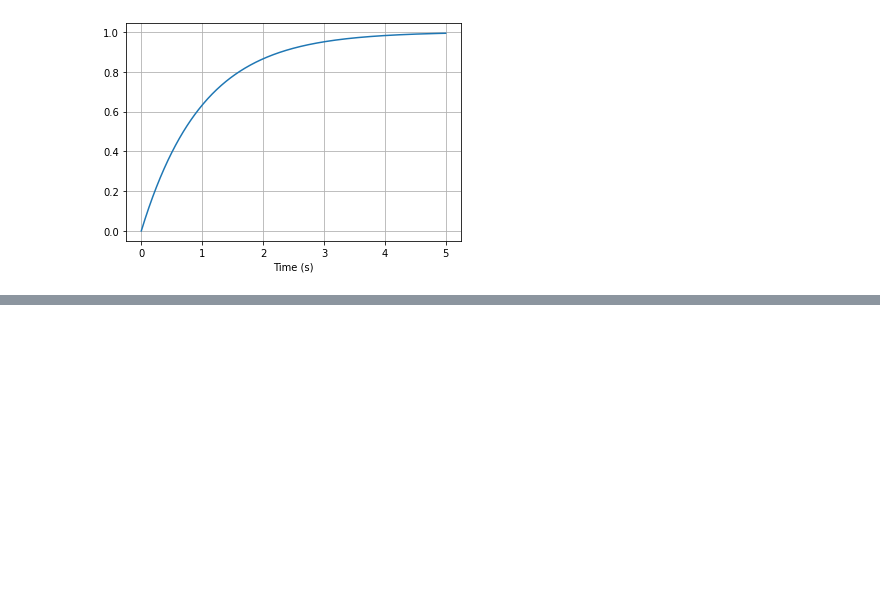
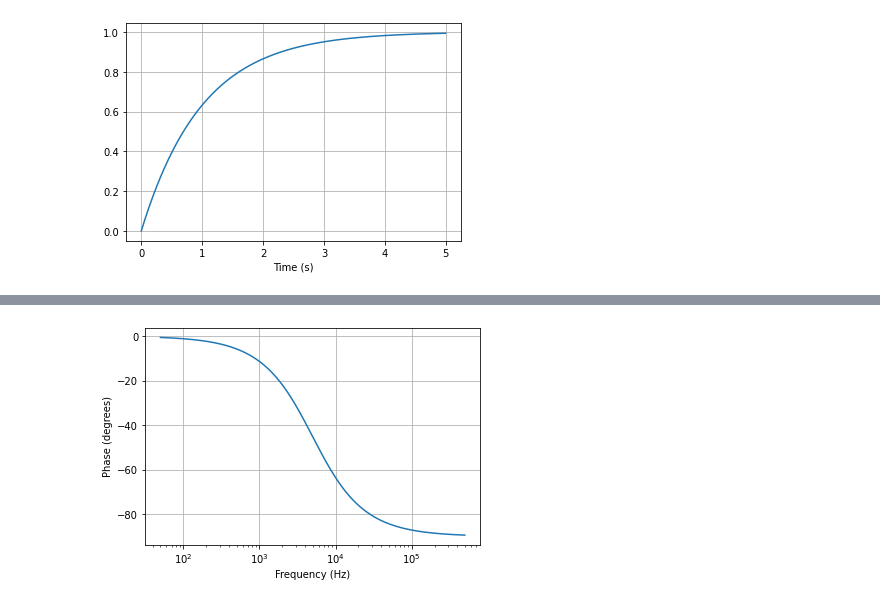
Before and after one commit to PalePrime/eita10, a Jupyter notebook: notebooks/RCSymboliskLcapy.ipynb, the cells around one changed output, grey strips where cells are left out. Saved outputs shown, nothing was run; the diff lists cells and outputs as text; code cells hidden in the pictures; blank space fills up the shorter version.

```diff
--- a/notebooks/RCSymboliskLcapy.ipynb
+++ b/notebooks/RCSymboliskLcapy.ipynb
@@ -32,0 +37,4 @@ plt = v(t).subs({'V0':1, 'tau':1}).plot((0, 5))
+# %%
+plt2 = H.subs({'tau':680*47e-9}).bode_plot((50, 500000), plot_type='phase-degrees')
+# %% [output]
+[figure, added]
```
Also changed, not shown: parts of 1 cell of this notebook.
